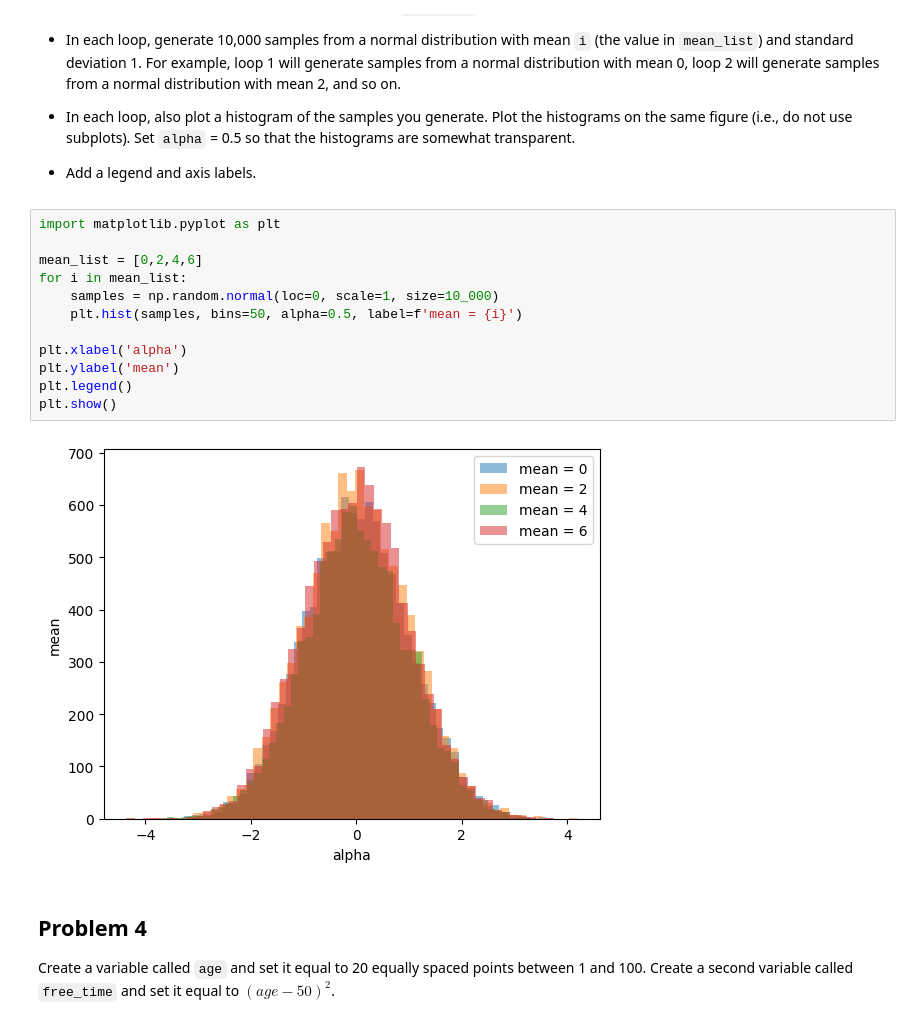
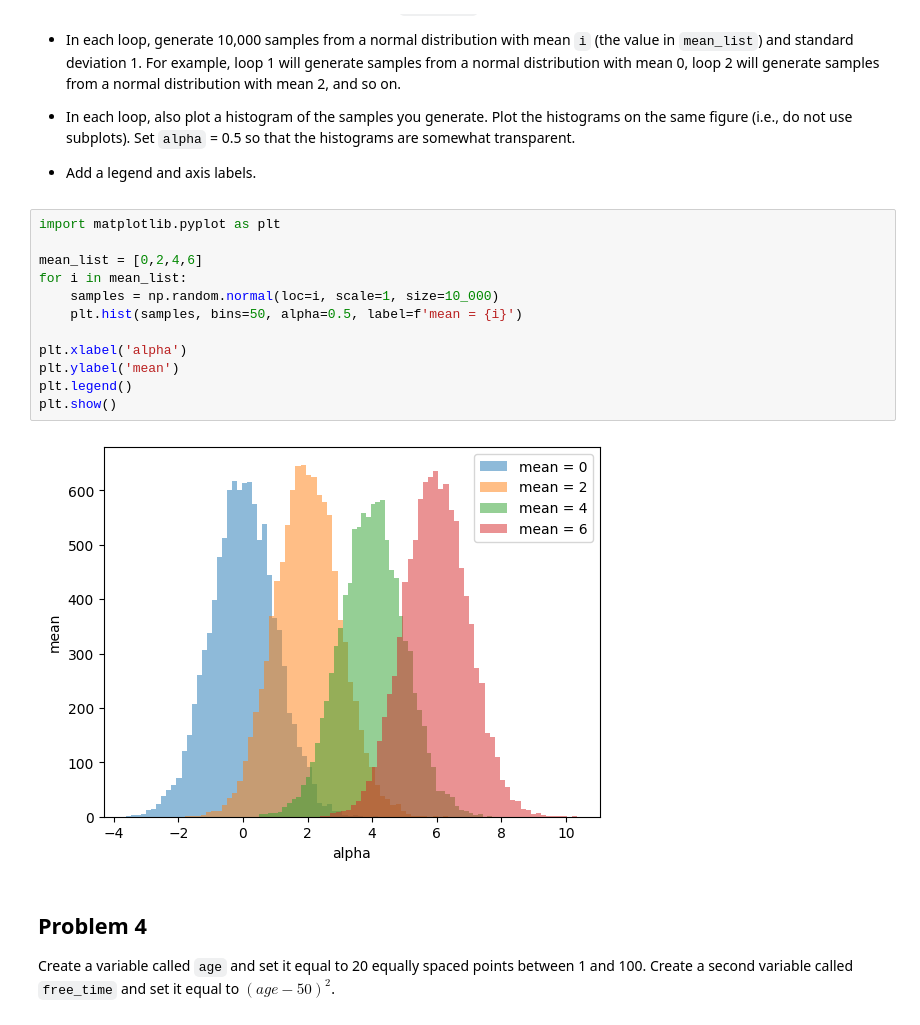
Before and after one commit to cyeef/Data-Science-Portfolio-C21-, a Jupyter notebook: Exercises/advanced/101-Numpy.and.Plotting.Exercise.ipynb, the cells around one changed output. Drawn from its saved outputs; the diff is of its cells as text.

```diff
--- a/Exercises/advanced/101-Numpy.and.Plotting.Exercise.ipynb
+++ b/Exercises/advanced/101-Numpy.and.Plotting.Exercise.ipynb
@@ -35,17 +35,17 @@ Write a for loop that loops through the mean values in `mean_list`.
 # %%
 import matplotlib.pyplot as plt
 
 mean_list = [0,2,4,6]
 for i in mean_list:
-    samples = np.random.normal(loc=0, scale=1, size=10_000)
+    samples = np.random.normal(loc=i, scale=1, size=10_000)
     plt.hist(samples, bins=50, alpha=0.5, label=f'mean = {i}')
 
 plt.xlabel('alpha')
 plt.ylabel('mean')
 plt.legend()
 plt.show()
 # %% [output]
-[figure, old version]
+[figure, new version]
 # %% [markdown]
 
 ## Problem 4
```
